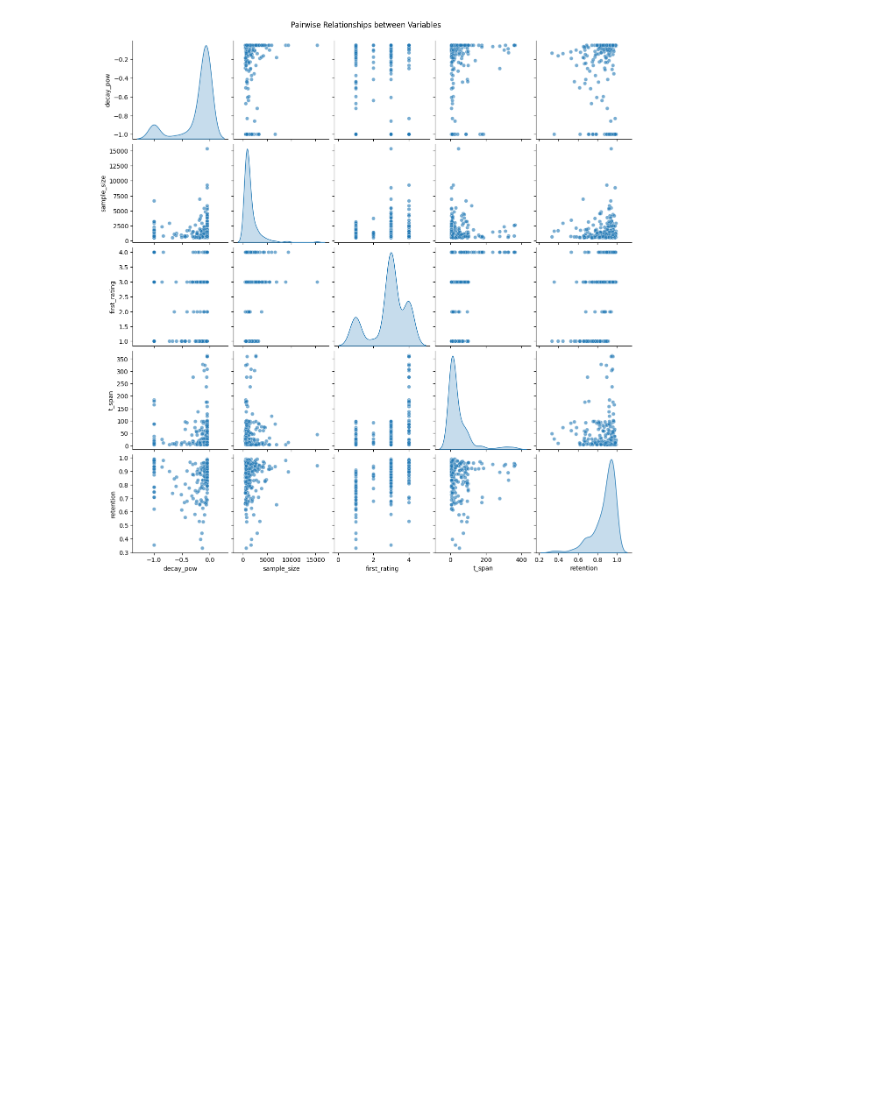
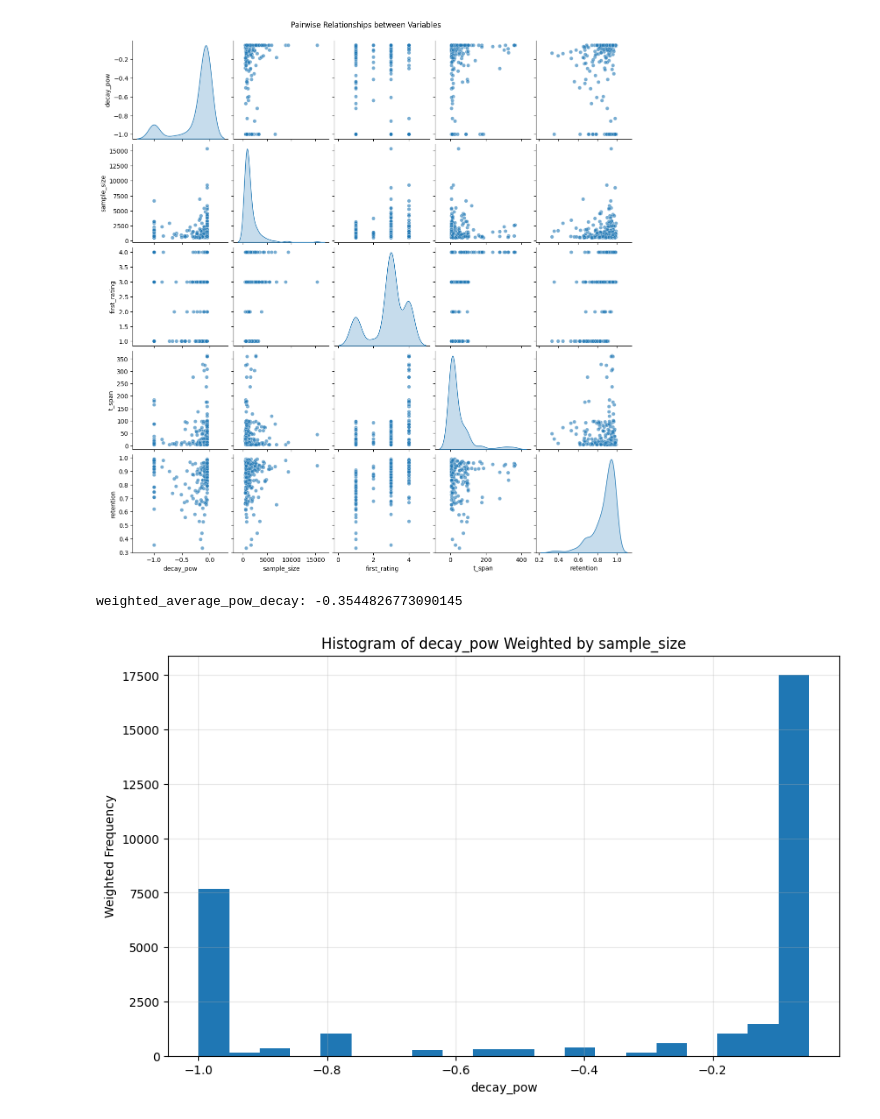
Before and after one commit to open-spaced-repetition/fitting-forgetting-curve, a Jupyter notebook: analysis.ipynb, the cells around one changed output. Saved outputs shown, nothing was run; the diff lists cells and outputs as text; code cells hidden in the pictures; blank space fills up the shorter version.

Commit message:
analyze the forgetting curve after relearning

```diff
--- a/analysis.ipynb
+++ b/analysis.ipynb
@@ -170,3 +170,21 @@ plt.show()
 [figure]
 <Figure size 1000x800 with 0 Axes>
 [figure]
+# %%
+df = pd.read_csv("relearning_results.csv")
+
+weighted_average_pow_decay = (df["decay_pow"] * df["sample_size"]).sum() / df["sample_size"].sum()
+print(f"weighted_average_pow_decay: {weighted_average_pow_decay}")
+
+plt.figure(figsize=(10, 6))
+plt.hist(df["decay_pow"], bins=20, weights=df["sample_size"])
+plt.xlabel("decay_pow")
+plt.ylabel("Weighted Frequency")
+plt.title(
+    f"Histogram of decay_pow Weighted by sample_size"
+)
+plt.grid(True, alpha=0.3)
+plt.show()
+# %% [output]
+weighted_average_pow_decay: -0.3544826773090145
+[figure, added]
```
Also changed, not shown: 2 other files.
